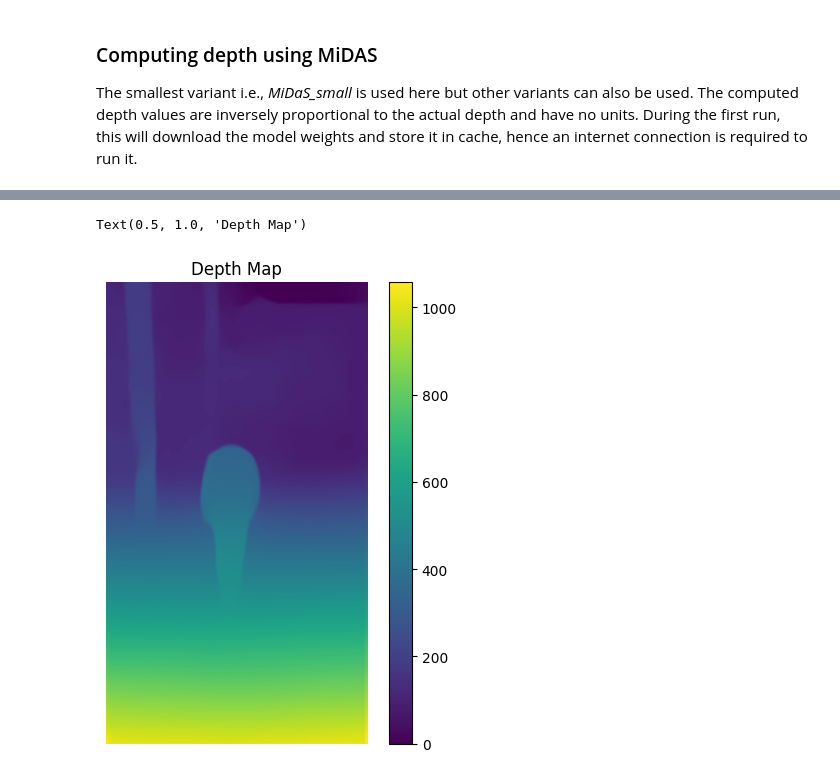
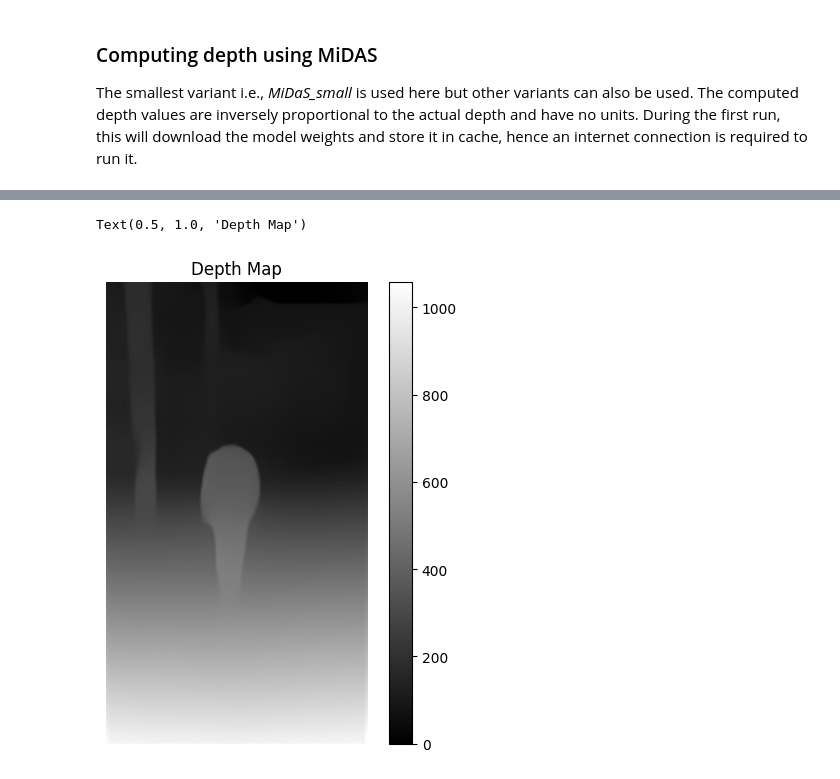
Before and after one commit to SigmaAcehole/Follow-me-bot, a Jupyter notebook: follow_me_bot.ipynb, the cells around one changed output, grey strips where cells are left out. Saved outputs shown, nothing was run; the diff lists cells and outputs as text; code cells hidden in the pictures.

```diff
--- a/follow_me_bot.ipynb
+++ b/follow_me_bot.ipynb
@@ -171,12 +108,12 @@ def find_scale_and_constant(img1, img2):
 # %%
 # Run and view results from depth map function
 depth_map = get_depth_map(img)
 plt.figure(figsize=(12, 6))
 plt.subplot(1, 2, 1)
 plt.axis('off')
-plt.imshow(depth_map, cmap='viridis')
+plt.imshow(depth_map, cmap='gray')
 plt.colorbar()
 plt.title('Depth Map')
 # %% [output]
 Text(0.5, 1.0, 'Depth Map')
-[figure, old version]
+[figure, new version]
```
Also changed, not shown: parts of 7 cells of this notebook, 6 other files.
